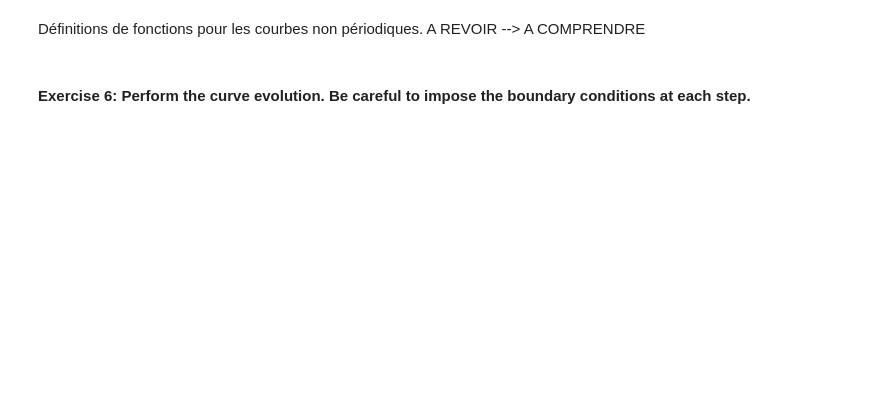
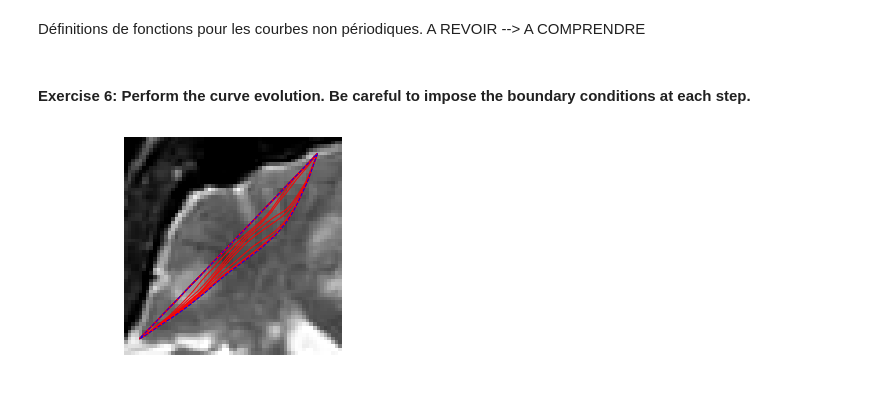
Before and after one commit to MargotSirdey/Mini_Projet_Active_Contours, a Jupyter notebook: machine_learning_parametric.ipynb, the cells around one changed output. Cells and saved outputs as stored; diff of their text form; code cells hidden in the pictures; blank space fills up the shorter version.

```diff
--- a/machine_learning_parametric.ipynb
+++ b/machine_learning_parametric.ipynb
@@ -398,20 +405,22 @@ niter = round(Tmax/ dt) #nombre maximal d'itérations
 # %%
 G = grad(f) #gradient de f
 G = G[:,:,0] + 1j*G[:,:,1]
 
 aff = around(linspace(1,niter,10))
 k = 0
-clf
+plt.clf
 imageplot(f)
 for i in range(1,niter+1):
     N = normal(gamma)
     g = -EvalW(gamma)*normalC(gamma) + dotp(EvalG(gamma),N)*N
     gamma = resample(gamma - dt*g) #échantillonage à chaque itération
     gamma[0] = x0
     gamma[-1] = x1 #contraintes aux frontières à ajouter à chaque itération
     if i==aff[k]:
         if (i==1 or i==niter):
             cplot(gamma, 'b--')
         else:
             cplot(gamma, 'r')
         k = k+1
+# %% [output]
+[figure, added]
```
Also changed, not shown: parts of 3 cells of this notebook.
